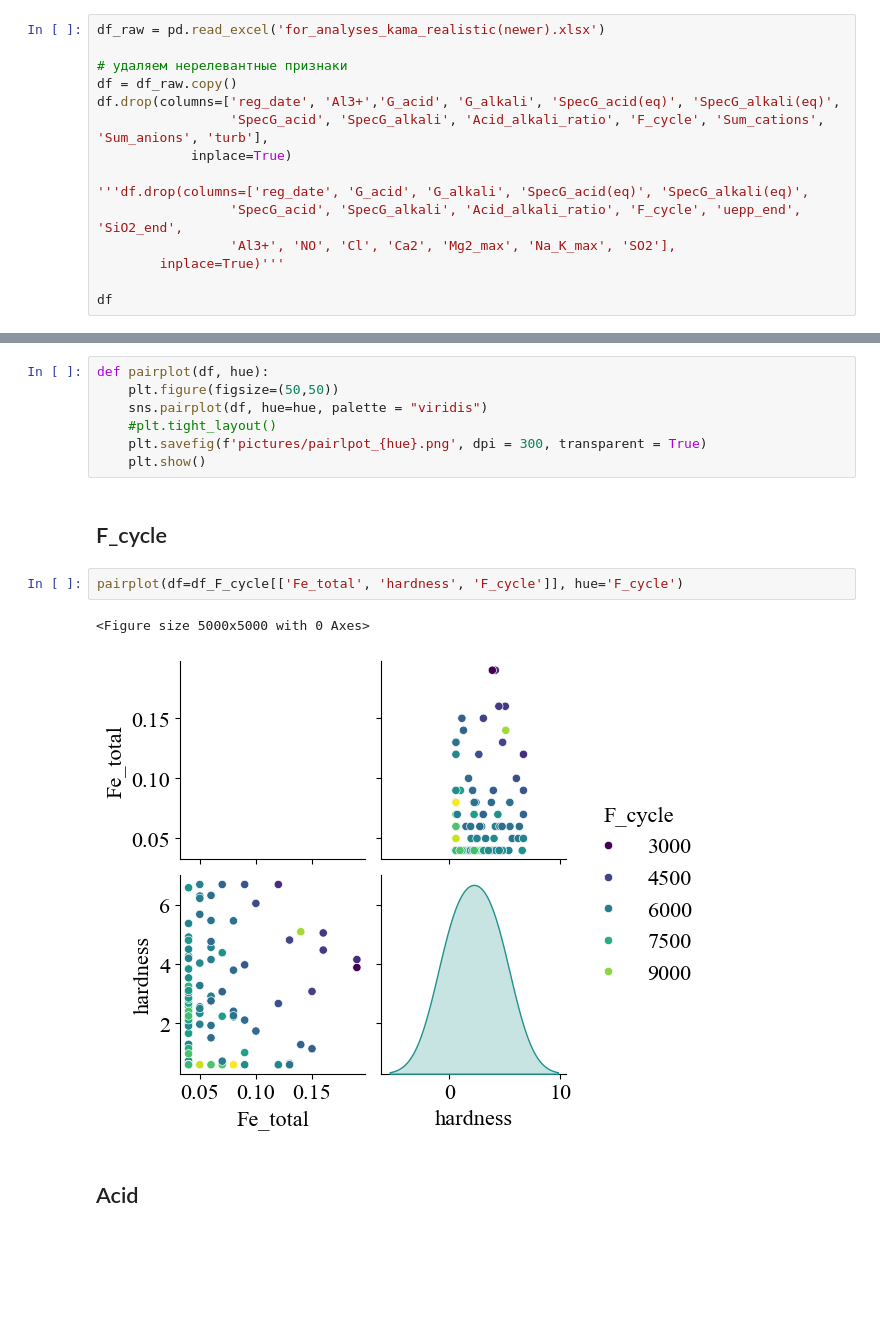
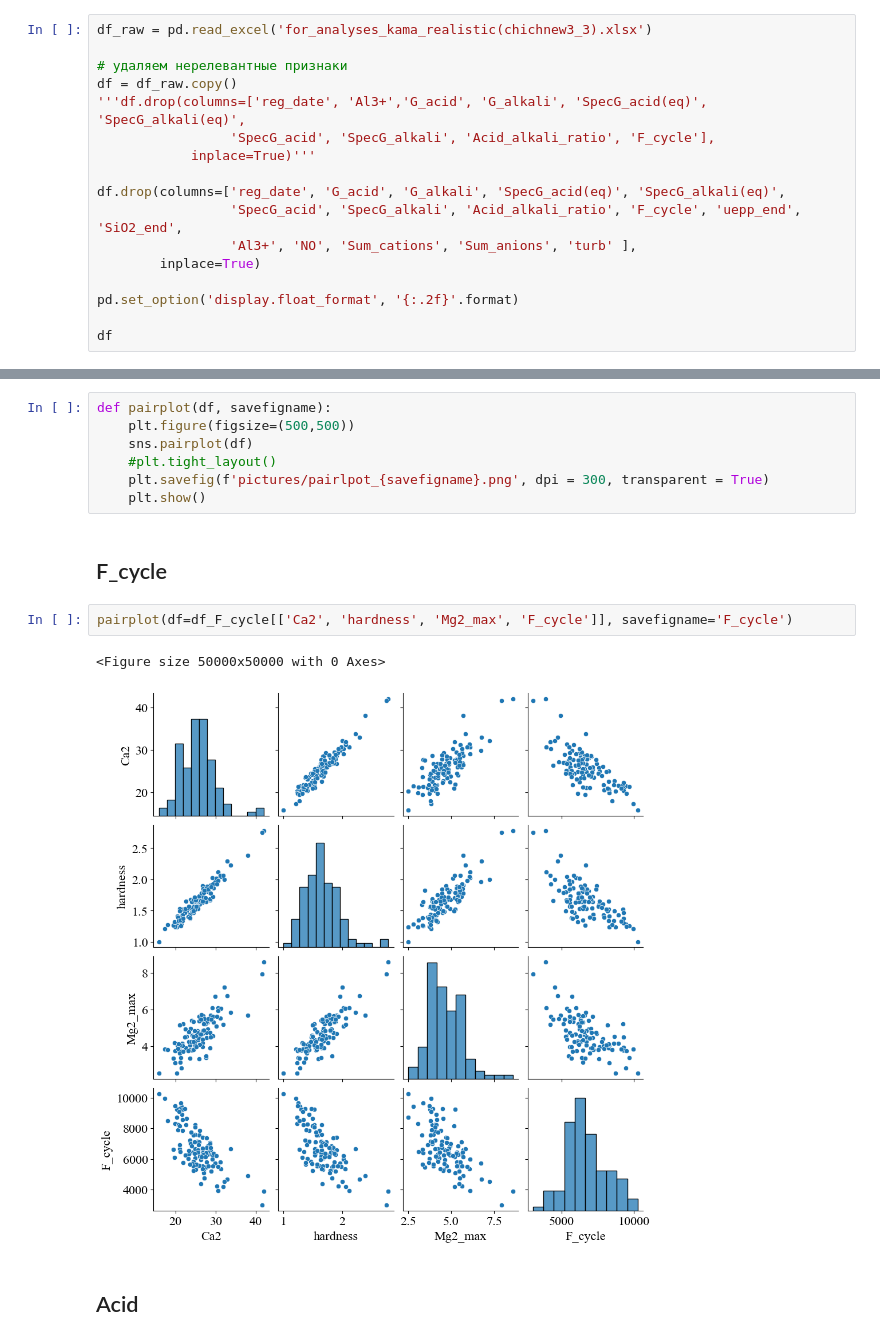
Before and after one commit to caapel/ion_exchange, a Jupyter notebook: ExplorerDataAnalisys.ipynb, the cells around one changed output, grey strips where cells are left out. Drawn from its saved outputs; the diff is of its cells as text; blank space fills up the shorter version.

```diff
--- a/ExplorerDataAnalisys.ipynb
+++ b/ExplorerDataAnalisys.ipynb
@@ -8,18 +8,20 @@ import matplotlib.pyplot as plt
 # %% [markdown]
 # Data collection
 # %%
-df_raw = pd.read_excel('for_analyses_kama_realistic(newer).xlsx')
+df_raw = pd.read_excel('for_analyses_kama_realistic(chichnew3_3).xlsx')
 
 # удаляем нерелевантные признаки
 df = df_raw.copy()
-df.drop(columns=['reg_date', 'Аl3+','G_acid', 'G_alkali', 'SpecG_acid(eq)', 'SpecG_alkali(eq)',
-                 'SpecG_acid', 'SpecG_alkali', 'Acid_alkali_ratio', 'F_cycle', 'Sum_cations', 'Sum_anions', 'turb'],
-            inplace=True)
+'''df.drop(columns=['reg_date', 'Аl3+','G_acid', 'G_alkali', 'SpecG_acid(eq)', 'SpecG_alkali(eq)',
+                 'SpecG_acid', 'SpecG_alkali', 'Acid_alkali_ratio', 'F_cycle'],
+            inplace=True)'''
 
-'''df.drop(columns=['reg_date', 'G_acid', 'G_alkali', 'SpecG_acid(eq)', 'SpecG_alkali(eq)',
+df.drop(columns=['reg_date', 'G_acid', 'G_alkali', 'SpecG_acid(eq)', 'SpecG_alkali(eq)',
                  'SpecG_acid', 'SpecG_alkali', 'Acid_alkali_ratio', 'F_cycle', 'uepp_end', 'SiO2_end',
-                 'Аl3+', 'NO', 'Сl', 'Са2', 'Mg2_max', 'Na_K_max', 'SO2'],
-        inplace=True)'''
+                 'Аl3+', 'NO', 'Sum_cations', 'Sum_anions', 'turb' ],
+        inplace=True)
+
+pd.set_option('display.float_format', '{:.2f}'.format)
 
 df
 # %% [output]
@@ -253,19 +282,19 @@ feature_importance_selector(X=df_Alcaline.drop(columns=['SpecG_alkali']),
 # %% [markdown]
 # Pairplot
 # %%
-def pairplot(df, hue):
-    plt.figure(figsize=(50,50))
-    sns.pairplot(df, hue=hue, palette = "viridis")
+def pairplot(df, savefigname):
+    plt.figure(figsize=(500,500))
+    sns.pairplot(df)
     #plt.tight_layout()
-    plt.savefig(f'pictures/pairlpot_{hue}.png', dpi = 300, transparent = True)
+    plt.savefig(f'pictures/pairlpot_{savefigname}.png', dpi = 300, transparent = True)
     plt.show()
 # %% [markdown]
 ## F_cycle
 # %%
-pairplot(df=df_F_cycle[['Fe_total', 'hardness', 'F_cycle']], hue='F_cycle')
+pairplot(df=df_F_cycle[['Са2', 'hardness', 'Mg2_max', 'F_cycle']], savefigname='F_cycle')
 # %% [output]
-<Figure size 5000x5000 with 0 Axes>
+<Figure size 50000x50000 with 0 Axes>
-[figure, old version]
+[figure, new version]
 # %% [markdown]
 ## Acid
 # %%
```
Also changed, not shown: parts of 21 cells of this notebook, 3 other files.
